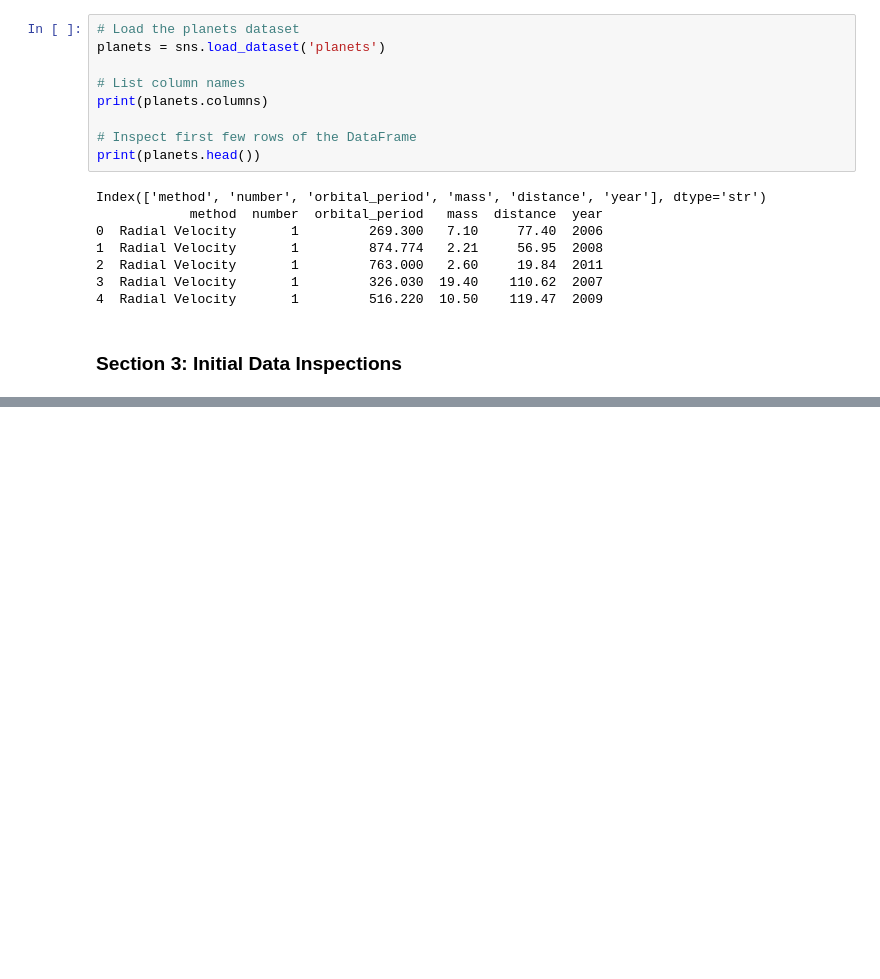
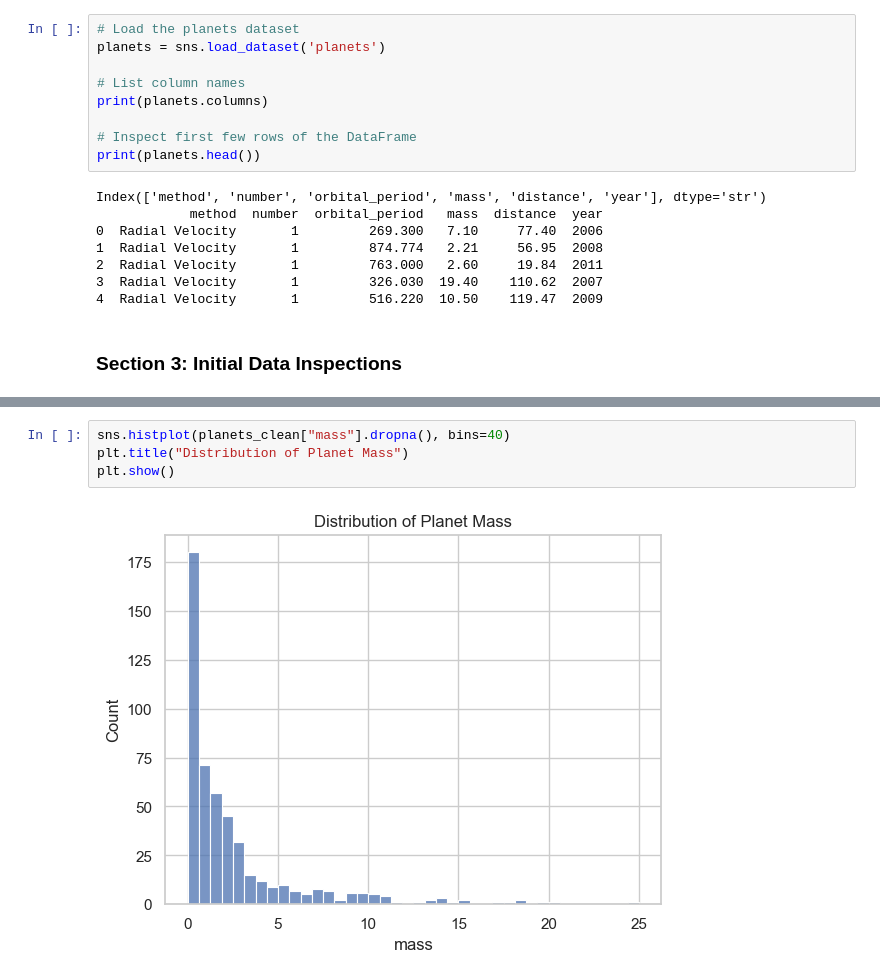
Before and after one commit to kander643/datafun-06-eda, a Jupyter notebook: kander643_eda.ipynb, the cells around one changed output, grey strips where cells are left out. Saved outputs shown, nothing was run; the diff lists cells and outputs as text; blank space fills up the shorter version.

```diff
--- a/kander643_eda.ipynb
+++ b/kander643_eda.ipynb
@@ -85,0 +145,6 @@ sns.histplot(data=planets, x="year", bins=20)
+# %%
+sns.histplot(planets_clean["mass"].dropna(), bins=40)
+plt.title("Distribution of Planet Mass")
+plt.show()
+# %% [output]
+[figure, added]
```
Also changed, not shown: parts of 16 cells of this notebook.
